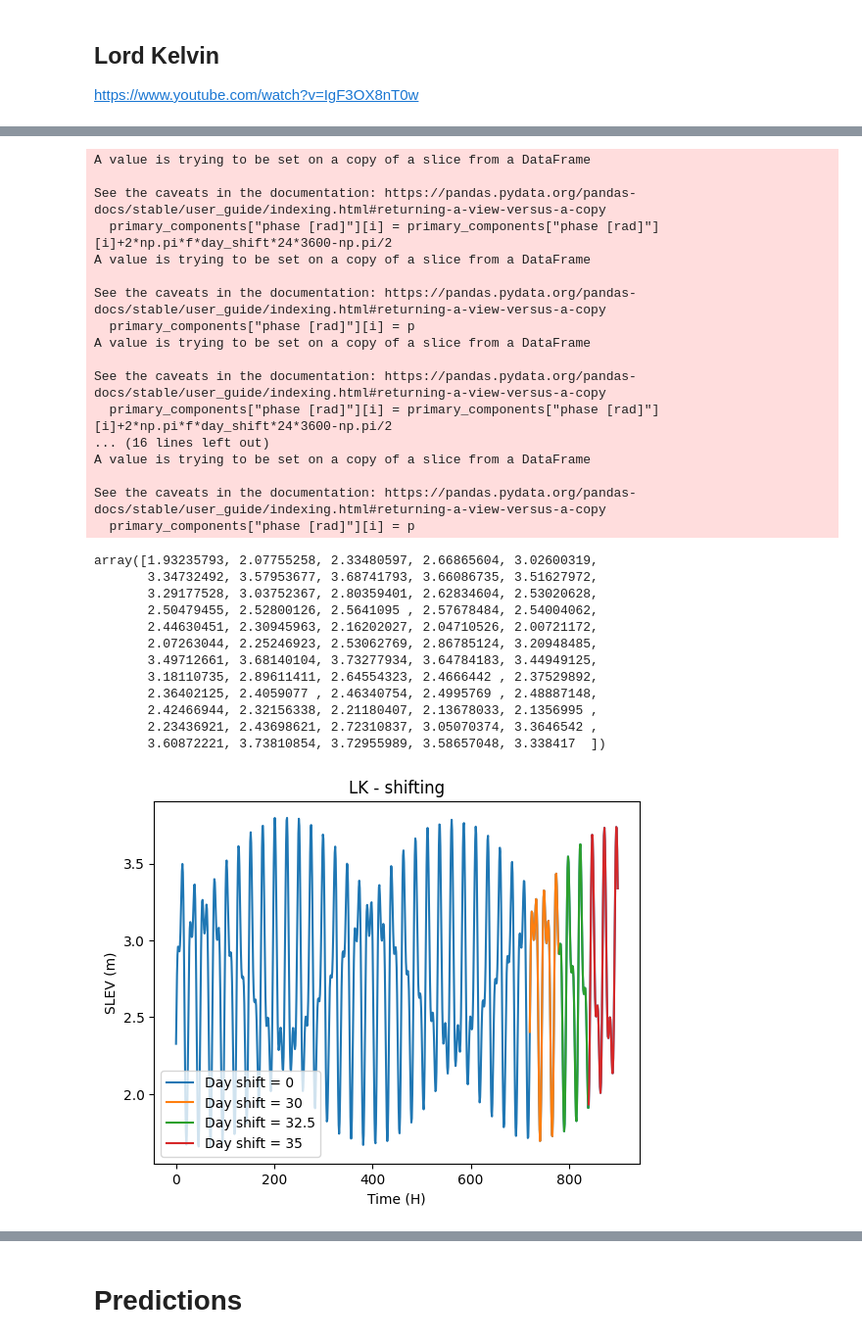
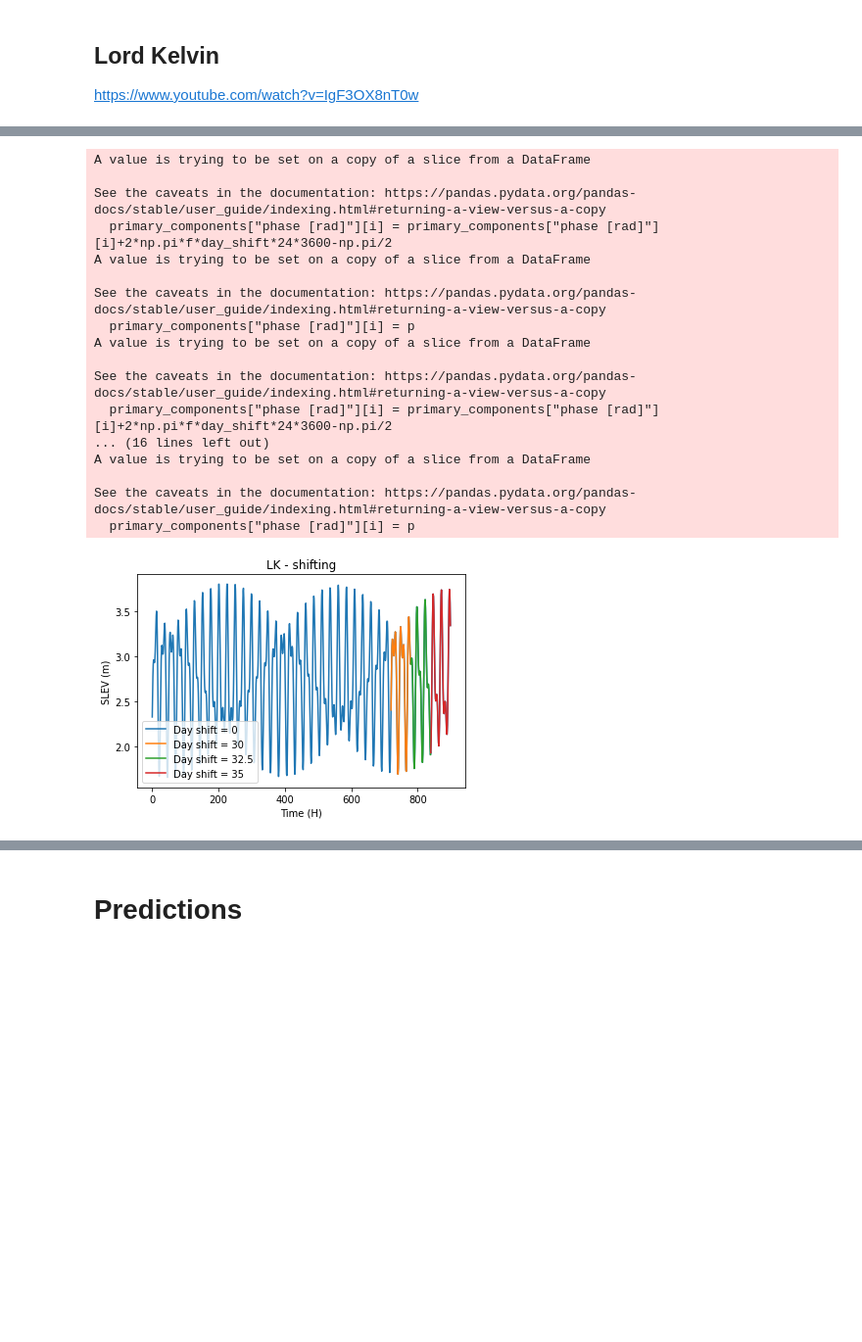
Before and after one commit to qt22/SYDE362, a Jupyter notebook: tide_analysis.ipynb, the cells around one changed output, grey strips where cells are left out. Shown: that part at 98% size. Saved outputs shown, nothing was run; the diff lists cells and outputs as text; code cells hidden in the pictures; blank space fills up the shorter version.

```diff
--- a/tide_analysis.ipynb
+++ b/tide_analysis.ipynb
@@ -232,8 +234,8 @@ https://www.youtube.com/watch?v=IgF3OX8nT0w
 # %%
 df = pd.read_csv("TEAM-02-8074-01-JAN-2020_slev.csv", skiprows=7, index_col=False)
 # %%
-# period = [12.4206012,12.65834751,25.81933871,12.19162085,6.210300601,12,23.93447213,11.96723606,24.06588766,6.103339275, 26.87, 24] #unit: h, [M2, N2, O1, L2, M4, S2, K1, K2, P1, MS4]
-period = [12.4206012,12.65834751, 12]
+period = [12.4206012,12.65834751,25.81933871,12.19162085,6.210300601,12,23.93447213,11.96723606,24.06588766,6.103339275, 26.87, 24] #unit: h, [M2, N2, O1, L2, M4, S2, K1, K2, P1, MS4]
+# period = [12.4206012,12.65834751, 12]
 
 dt = 60*60
 freq = [1/(p*3600) for p in period]
@@ -304,6 +306,6 @@ Best start_ind: 1176 Best MSE: 0.23601616316754612
 # %%
-# period = [12.4206012,12.65834751,25.81933871,12.19162085,6.210300601,12,23.93447213,11.96723606,24.06588766,6.103339275, 26.87, 24] #unit: h, [M2, N2, O1, L2, M4, S2, K1, K2, P1, MS4]
-period = [12.4206012,12.65834751, 12]
+period = [12.4206012,12.65834751,25.81933871,12.19162085,6.210300601,12,23.93447213,11.96723606,24.06588766,6.103339275, 26.87, 24] #unit: h, [M2, N2, O1, L2, M4, S2, K1, K2, P1, MS4]
+# period = [12.4206012,12.65834751, 12]
 dt = 60*60
 freq = [1/(p*3600) for p in period]
 
@@ -388,9 +399,9 @@ def plot_LK(num_components, freq, magnitude, phase, day_shift, duration, verbose
     return slev_syn
 # %%
 plot_LK(3, freq, magnitude, phase, 0, 37.5)
-plot_LK(3, freq, magnitude, phase, 30, 2.5)
-plot_LK(3, freq, magnitude, phase, 32.5, 2.5)
-plot_LK(3, freq, magnitude, phase, 35, 2.5)
+a1 = plot_LK(3, freq, magnitude, phase, 30, 2.5)
+a2 = plot_LK(3, freq, magnitude, phase, 32.5, 2.5)
+a3 = plot_LK(3, freq, magnitude, phase, 35, 2.5)
 # %% [output]
 Day shift: 0
 1
@@ -399,43 +410,31 @@ amplitude (m): 0.3851822882634674
 phase (pi rad): -0.33066828084476174
 
 2
 freq (cycle/day): 2.0054756060333467
 amplitude (m): 0.3606245083166853
 phase (pi rad): -0.7873306705890923
 
 3
 ... (47 lines left out)
 3
 freq (cycle/day): 2.0
 amplitude (m): 0.34603860486893473
 phase (pi rad): 1.1312692404266058
 A value is trying to be set on a copy of a slice from a DataFrame
 
 See the caveats in the documentation: https://pandas.pydata.org/pandas-docs/stable/user_guide/indexing.html#returning-a-view-versus-a-copy
   primary_components["phase [rad]"][i] = primary_components["phase [rad]"][i]+2*np.pi*f*day_shift*24*3600-np.pi/2
 A value is trying to be set on a copy of a slice from a DataFrame
 
 See the caveats in the documentation: https://pandas.pydata.org/pandas-docs/stable/user_guide/indexing.html#returning-a-view-versus-a-copy
   primary_components["phase [rad]"][i] = p
 A value is trying to be set on a copy of a slice from a DataFrame
 
 See the caveats in the documentation: https://pandas.pydata.org/pandas-docs/stable/user_guide/indexing.html#returning-a-view-versus-a-copy
   primary_components["phase [rad]"][i] = primary_components["phase [rad]"][i]+2*np.pi*f*day_shift*24*3600-np.pi/2
 ... (16 lines left out)
 A value is trying to be set on a copy of a slice from a DataFrame
 
 See the caveats in the documentation: https://pandas.pydata.org/pandas-docs/stable/user_guide/indexing.html#returning-a-view-versus-a-copy
   primary_components["phase [rad]"][i] = p
-array([1.93235793, 2.07755258, 2.33480597, 2.66865604, 3.02600319,
-       3.34732492, 3.57953677, 3.68741793, 3.66086735, 3.51627972,
-       3.29177528, 3.03752367, 2.80359401, 2.62834604, 2.53020628,
-       2.50479455, 2.52800126, 2.5641095 , 2.57678484, 2.54004062,
-       2.44630451, 2.30945963, 2.16202027, 2.04710526, 2.00721172,
-       2.07263044, 2.25246923, 2.53062769, 2.86785124, 3.20948485,
-       3.49712661, 3.68140104, 3.73277934, 3.64784183, 3.44949125,
-       3.18110735, 2.89611411, 2.64554323, 2.4666442 , 2.37529892,
-       2.36402125, 2.4059077 , 2.46340754, 2.4995769 , 2.48887148,
-       2.42466944, 2.32156338, 2.21180407, 2.13678033, 2.1356995 ,
-       2.23436921, 2.43698621, 2.72310837, 3.05070374, 3.3646542 ,
-       3.60872221, 3.73810854, 3.72955989, 3.58657048, 3.338417  ])
-[figure, old version]
+[figure, new version]
```
Also changed, not shown: parts of 18 cells of this notebook, 4 other files.
